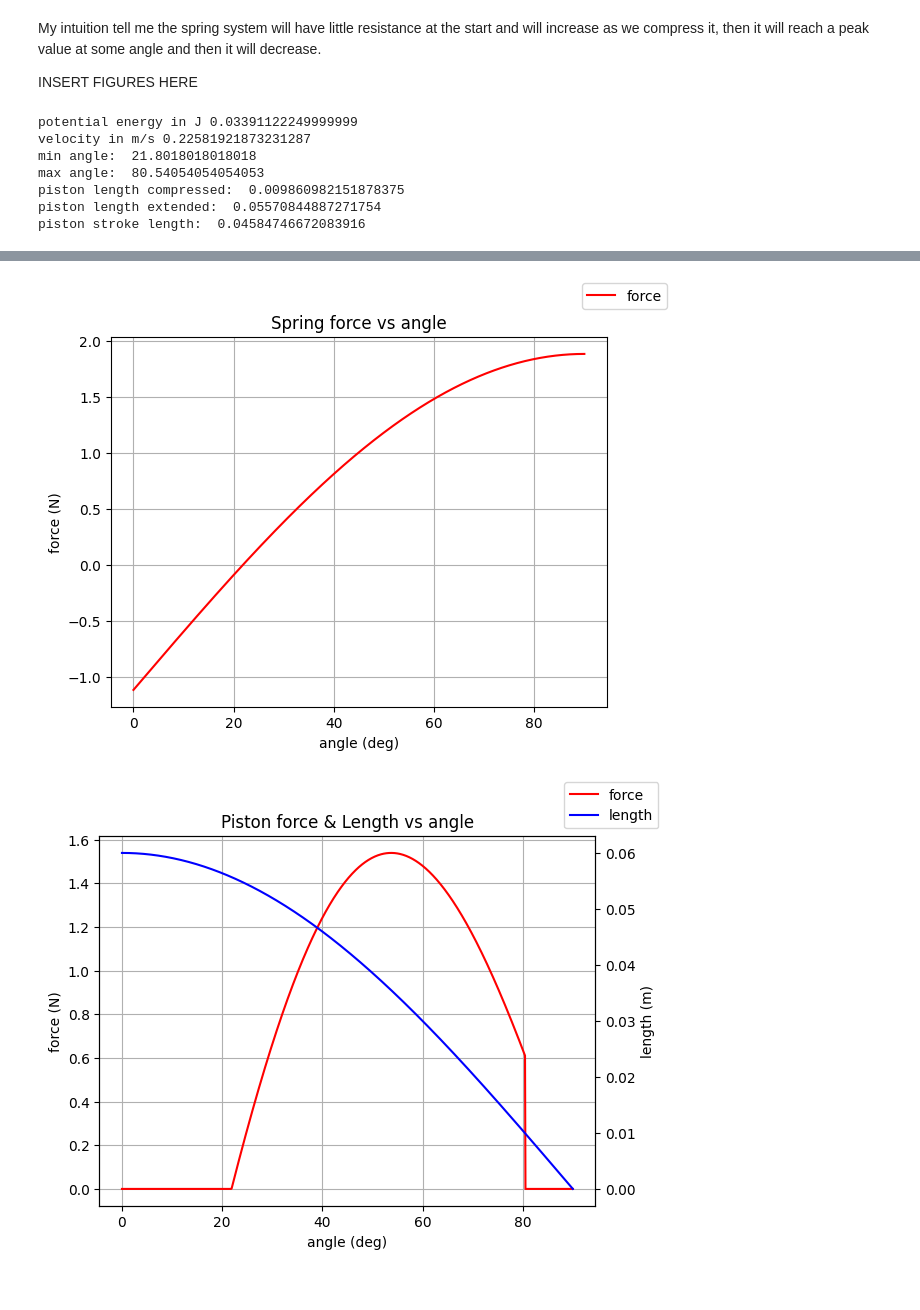
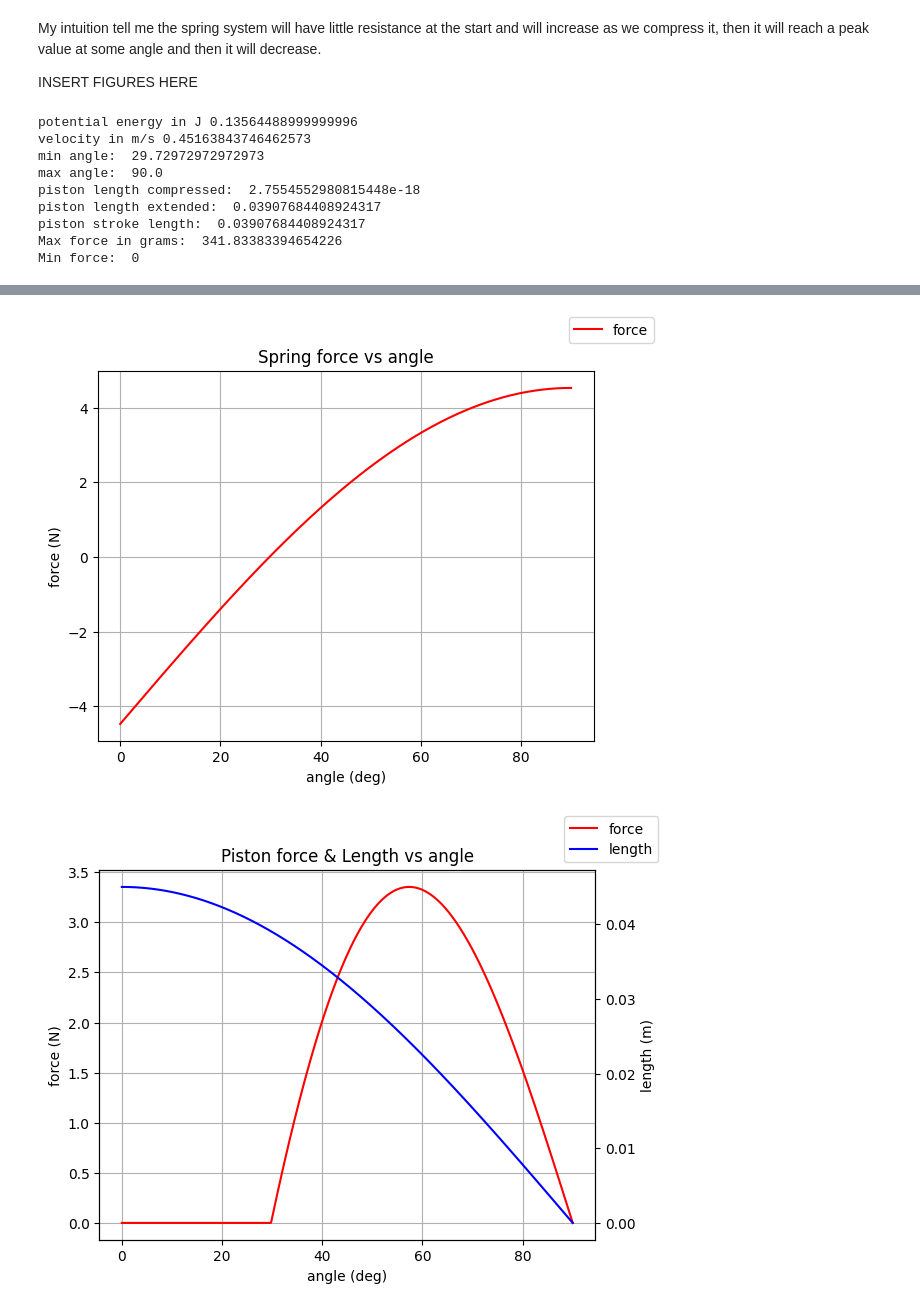
Before and after one commit to Serpent-Project-UIT-Narvik/simulations, a Jupyter notebook: sepmek/simulation.ipynb, the cells around one changed output, grey strips where cells are left out. Cells and saved outputs as stored; diff of their text form; code cells hidden in the pictures.

```diff
--- a/sepmek/simulation.ipynb
+++ b/sepmek/simulation.ipynb
@@ -8,7 +8,7 @@ INSERT FIGURES HERE
 import numpy as np
 import matplotlib.pyplot as plt
 
-spring_constant = 0.05  *1000# N/m
+spring_constant = 0.05  *1000 *4# N/m
 spring_length_at_rest = 22.35 /1000# m
 spring_max_length = 59.18 /1000# m
 
@@ -22,7 +22,7 @@ velocity = np.sqrt(2*kinetic_energy/mass)
 print ("velocity in m/s", velocity)
 
 
-arm_length = 30/1000 # mm
+arm_length = 22.5/1000 # mm
 
 force_table = []
 length_table = []
@@ -71,7 +71,8 @@ print ("piston length extended: ", piston_length_at_min)
 
 piston_stroke_length = piston_length_at_max - piston_length_at_min
 print ("piston stroke length: ", -piston_stroke_length)
-
+print ("Max force in grams: ", max(piston_force_table)*1000/9.81)
+print ("Min force: ", min(piston_force_table))
 
 
 
@@ -104,10 +105,12 @@ fig.legend()
 ax.grid()
 plt.show()
 # %% [output]
-potential energy in J 0.03391122249999999
-velocity in m/s 0.22581921873231287
-min angle:  21.8018018018018
-max angle:  80.54054054054053
-piston length compressed:  0.009860982151878375
-piston length extended:  0.05570844887271754
-piston stroke length:  0.04584746672083916
+potential energy in J 0.13564488999999996
+velocity in m/s 0.45163843746462573
+min angle:  29.72972972972973
+max angle:  90.0
+piston length compressed:  2.7554552980815448e-18
+piston length extended:  0.03907684408924317
+piston stroke length:  0.03907684408924317
+Max force in grams:  341.83383394654226
+Min force:  0
@@ -115,2 +118,2 @@ piston stroke length:  0.04584746672083916
-[figure, old version]
+[figure, new version]
-[figure, old version]
+[figure, new version]
```
Also changed, not shown: parts of 1 cell of this notebook, 19 other files.
